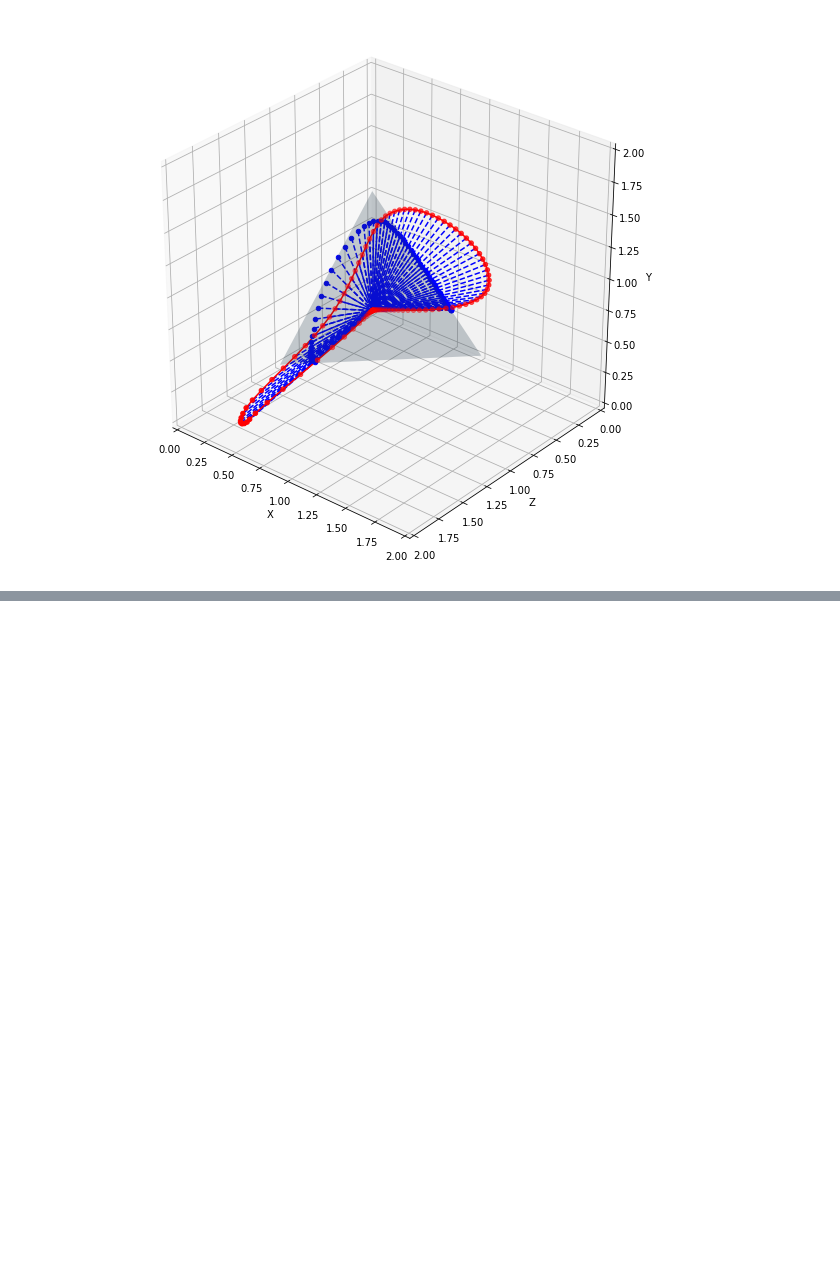
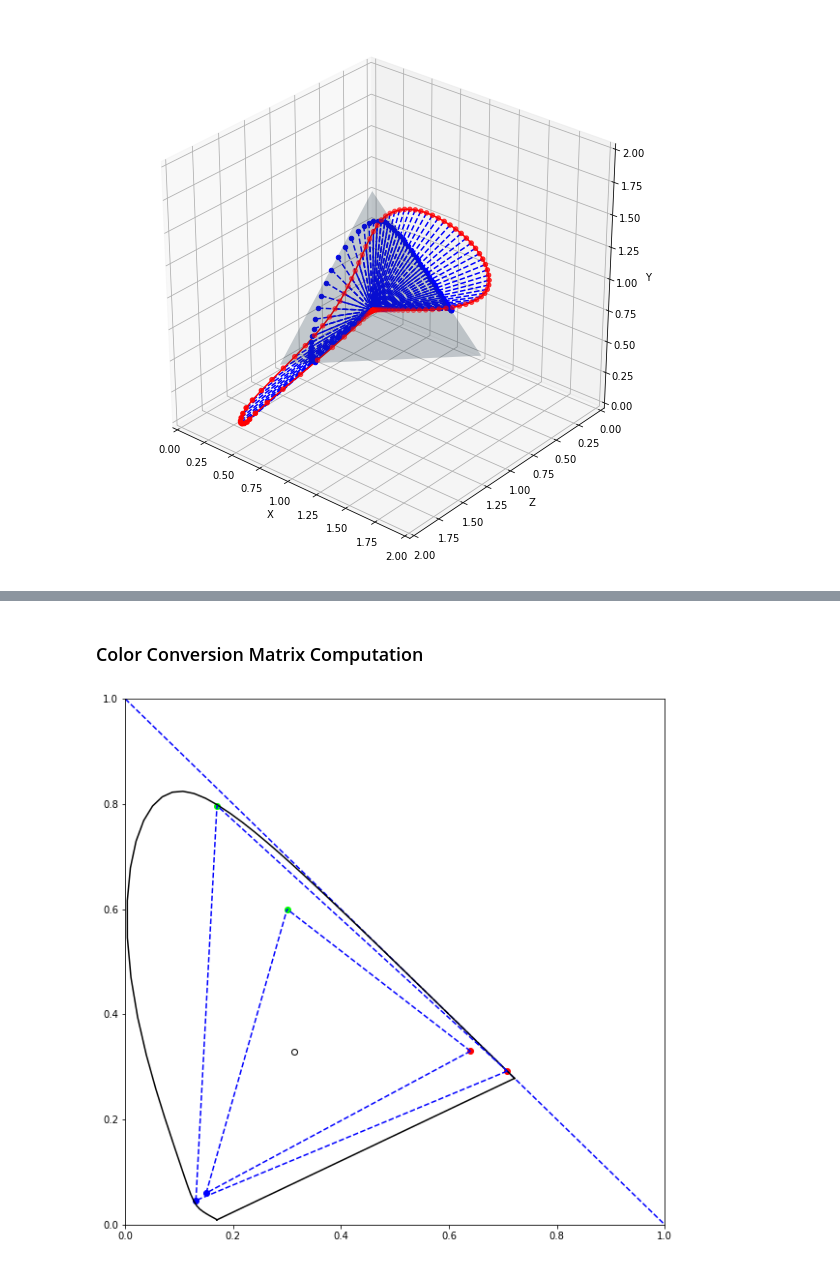
Before and after one commit to WeakKnight/ColorScienceNotes, a Jupyter notebook: ColorScience.ipynb, the cells around one changed output, grey strips where cells are left out. Cells and saved outputs as stored; diff of their text form; code cells hidden in the pictures; blank space fills up the shorter version.

```diff
--- a/ColorScience.ipynb
+++ b/ColorScience.ipynb
@@ -184,0 +177,71 @@ plt.show()
+# %% [markdown]
+### Color Conversion Matrix Computation
+# %%
+%matplotlib inline
+import matplotlib.pyplot as plt
+from matplotlib.patches import Ellipse
+import numpy as np
+from matplotlib.text import OffsetFrom
+from mpl_toolkits.mplot3d import Axes3D
+import Library as lib
+
+# sRGB Primary
+R_709 = [0.64000,  0.33000]
+G_709 = [0.30000,  0.60000]
+B_709 = [0.15000,  0.06000]
+W_709 = [0.31270,  0.32900]
+
+# Rec2020 Primary
+R_2020 = [0.70800,  0.29200]
+G_2020 = [0.17000,  0.79700]
+B_2020 = [0.13100,  0.04600]
+W_2020 = [0.31270,  0.32900]
+
+fig, ax = plt.subplots(figsize=(10, 10))
+
+t = lib.spectrum_range(3.0)
+x = list(map(lib.color_match_x, t))
+y = list(map(lib.color_match_y, t))
+z = list(map(lib.color_match_z, t))
+
+proj_x_list = []
+proj_y_list = []
+proj_z_list = []
+
+for index in range(20, len(x) - 37):
+    sum_val = x[index] + y[index] + z[index]
+    proj_x_list.append(x[index]/sum_val)
+    proj_y_list.append(y[index]/sum_val)
+    proj_z_list.append(z[index]/sum_val)
+
+proj_x_list.append(proj_x_list[0])
+proj_y_list.append(proj_y_list[0])
+proj_z_list.append(proj_z_list[0])
+
+plt.plot([0.0, 1.0], [1.0, 0.0], "b--")
+
+ax.plot(proj_x_list, proj_y_list, color = [0.0,0.0, 0.0])
+
+# sRGB
+plt.scatter(R_709[0], R_709[1], color = [1.0, 0.0, 0.0])
+plt.scatter(G_709[0], G_709[1], color = [0.0, 1.0, 0.0])
+plt.scatter(B_709[0], B_709[1], color = [0.0, 0.0, 1.0])
+plt.scatter(W_709[0], W_709[1], color = [1.0, 1.0, 1.0], edgecolors=[0.0,0.0,0.0])
+plt.plot([R_709[0], B_709[0]], [R_709[1], B_709[1]], "b--")
+plt.plot([B_709[0], G_709[0]], [B_709[1], G_709[1]], "b--")
+plt.plot([R_709[0], G_709[0]], [R_709[1], G_709[1]], "b--")
+
+# Rec2020
+plt.scatter(R_2020[0], R_2020[1], color = [1.0, 0.0, 0.0])
+plt.scatter(G_2020[0], G_2020[1], color = [0.0, 1.0, 0.0])
+plt.scatter(B_2020[0], B_2020[1], color = [0.0, 0.0, 1.0])
+# plt.scatter(W_2020[0], W_2020[1], color = [1.0, 1.0, 1.0], edgecolors=[0.0,0.0,0.0])
+plt.plot([R_2020[0], B_2020[0]], [R_2020[1], B_2020[1]], "b--")
+plt.plot([B_2020[0], G_2020[0]], [B_2020[1], G_2020[1]], "b--")
+plt.plot([R_2020[0], G_2020[0]], [R_2020[1], G_2020[1]], "b--")
+
+plt.xlim(0, 1)
+plt.ylim(0, 1)
+plt.show()
+# %% [output]
+[figure, added]
```
Also changed, not shown: parts of 1 cell of this notebook.
